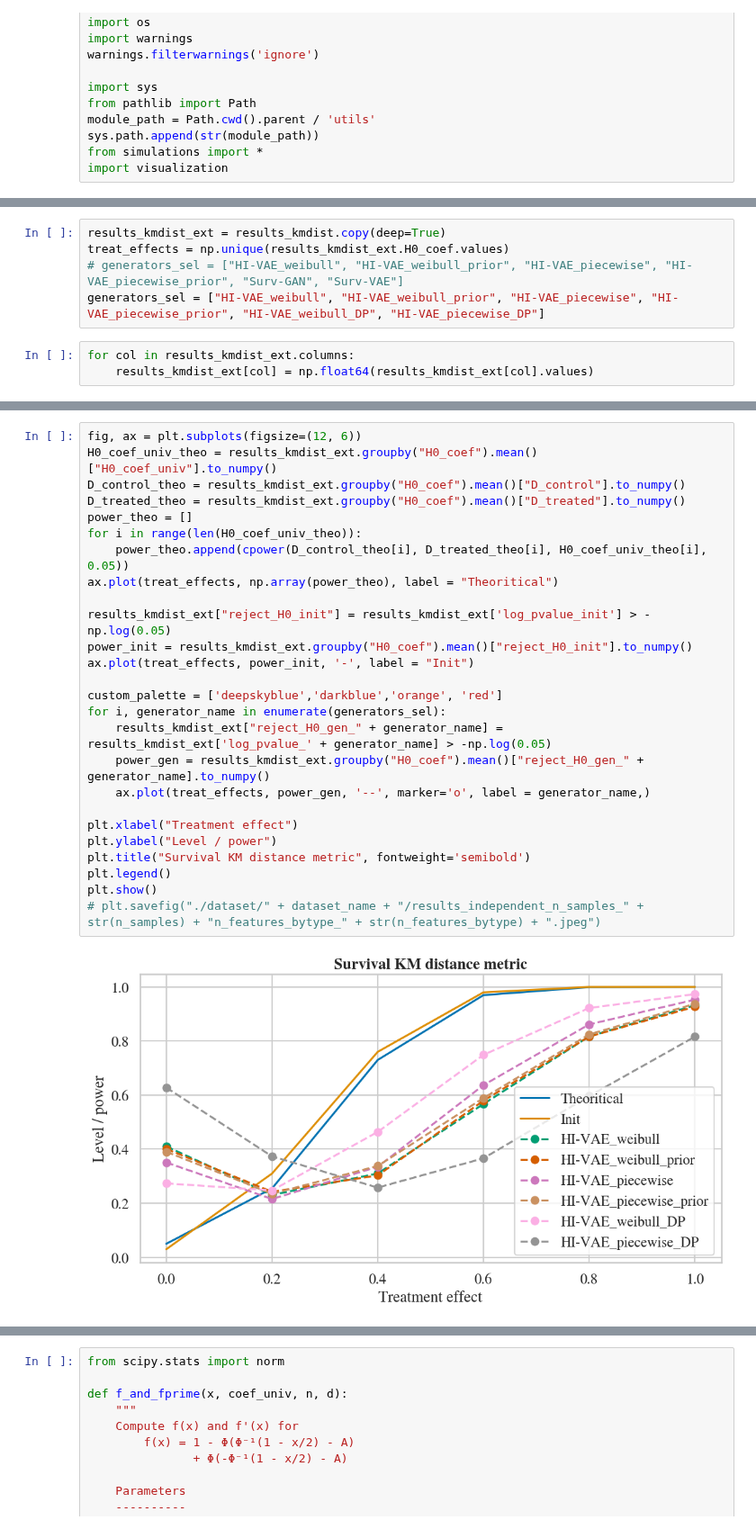
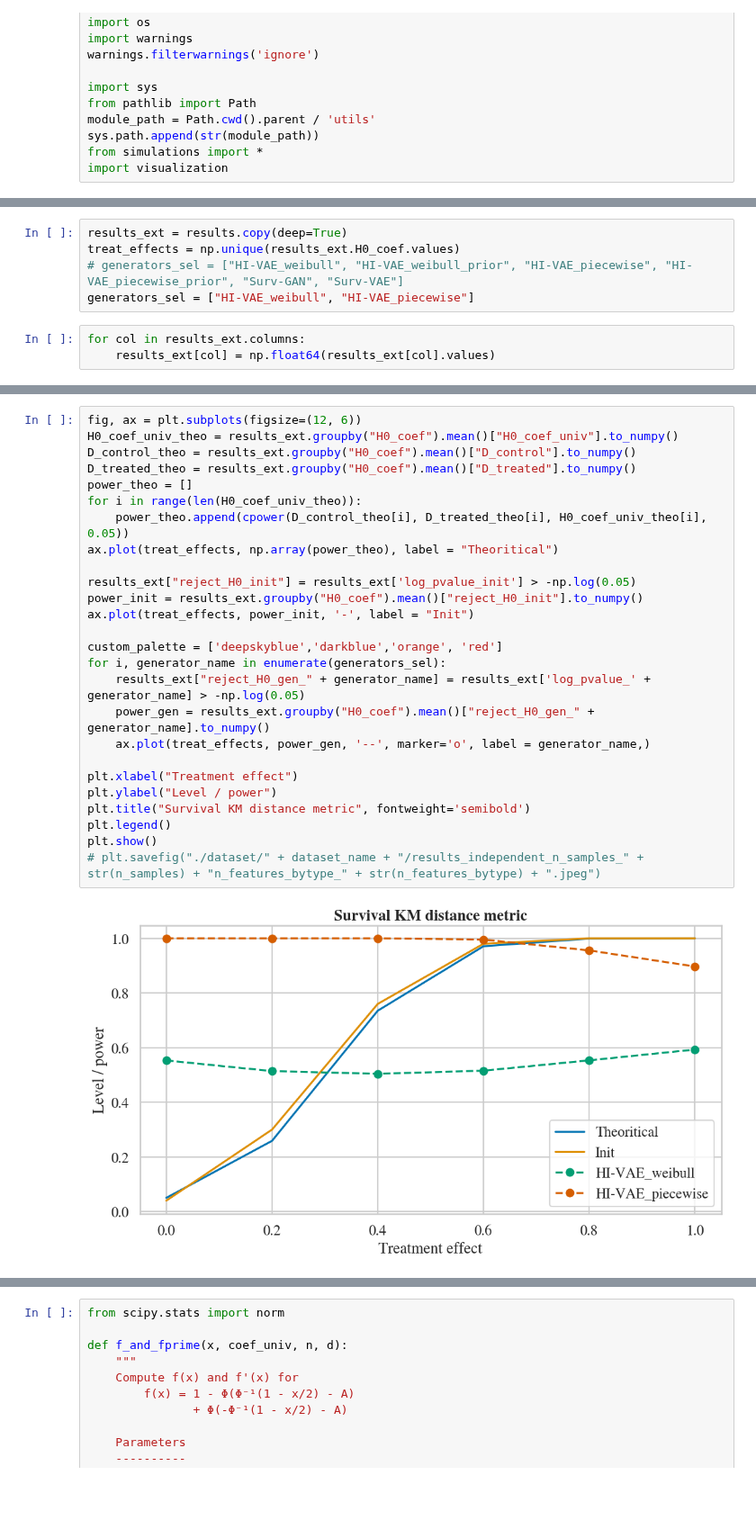
Before and after one commit to aguilloux/survgen-clinical-trials, a Jupyter notebook: visualization notebook/graphics_simulation_results_traincontrol_DP.ipynb, the cells around one changed output, grey strips where cells are left out. Shown at 90% size. Cells and saved outputs as stored; diff of their text form; blank space fills up the shorter version.

```diff
--- a/visualization notebook/graphics_simulation_results_traincontrol_DP.ipynb
+++ b/visualization notebook/graphics_simulation_results_traincontrol_DP.ipynb
@@ -45,8 +45,8 @@ results_survival_km_distance_n_samples_600_n_features_bytype_6_MC_41to50.csv
 # %%
-results_kmdist_ext = results_kmdist.copy(deep=True)
-treat_effects = np.unique(results_kmdist_ext.H0_coef.values)
+results_ext = results.copy(deep=True)
+treat_effects = np.unique(results_ext.H0_coef.values)
 # generators_sel = ["HI-VAE_weibull", "HI-VAE_weibull_prior", "HI-VAE_piecewise", "HI-VAE_piecewise_prior", "Surv-GAN", "Surv-VAE"]
-generators_sel = ["HI-VAE_weibull", "HI-VAE_weibull_prior", "HI-VAE_piecewise", "HI-VAE_piecewise_prior", "HI-VAE_weibull_DP", "HI-VAE_piecewise_DP"]
+generators_sel = ["HI-VAE_weibull", "HI-VAE_piecewise"]
 # %%
-for col in results_kmdist_ext.columns:
-    results_kmdist_ext[col] = np.float64(results_kmdist_ext[col].values)
+for col in results_ext.columns:
+    results_ext[col] = np.float64(results_ext[col].values)
@@ -53,29 +92,29 @@ for col in results_kmdist_ext.columns:
 # %%
 fig, ax = plt.subplots(figsize=(12, 6))
-H0_coef_univ_theo = results_kmdist_ext.groupby("H0_coef").mean()["H0_coef_univ"].to_numpy()
-D_control_theo = results_kmdist_ext.groupby("H0_coef").mean()["D_control"].to_numpy()
-D_treated_theo = results_kmdist_ext.groupby("H0_coef").mean()["D_treated"].to_numpy()
+H0_coef_univ_theo = results_ext.groupby("H0_coef").mean()["H0_coef_univ"].to_numpy()
+D_control_theo = results_ext.groupby("H0_coef").mean()["D_control"].to_numpy()
+D_treated_theo = results_ext.groupby("H0_coef").mean()["D_treated"].to_numpy()
 power_theo = []
 for i in range(len(H0_coef_univ_theo)):
     power_theo.append(cpower(D_control_theo[i], D_treated_theo[i], H0_coef_univ_theo[i], 0.05))
 ax.plot(treat_effects, np.array(power_theo), label = "Theoritical")
 
-results_kmdist_ext["reject_H0_init"] = results_kmdist_ext['log_pvalue_init'] > -np.log(0.05)
-power_init = results_kmdist_ext.groupby("H0_coef").mean()["reject_H0_init"].to_numpy()
+results_ext["reject_H0_init"] = results_ext['log_pvalue_init'] > -np.log(0.05)
+power_init = results_ext.groupby("H0_coef").mean()["reject_H0_init"].to_numpy()
 ax.plot(treat_effects, power_init, '-', label = "Init")
 
 custom_palette = ['deepskyblue','darkblue','orange', 'red']
 for i, generator_name in enumerate(generators_sel):
-    results_kmdist_ext["reject_H0_gen_" + generator_name] = results_kmdist_ext['log_pvalue_' + generator_name] > -np.log(0.05)
-    power_gen = results_kmdist_ext.groupby("H0_coef").mean()["reject_H0_gen_" + generator_name].to_numpy()
+    results_ext["reject_H0_gen_" + generator_name] = results_ext['log_pvalue_' + generator_name] > -np.log(0.05)
+    power_gen = results_ext.groupby("H0_coef").mean()["reject_H0_gen_" + generator_name].to_numpy()
     ax.plot(treat_effects, power_gen, '--', marker='o', label = generator_name,)
 
 plt.xlabel("Treatment effect")
 plt.ylabel("Level / power")
 plt.title("Survival KM distance metric", fontweight='semibold')
 plt.legend()
 plt.show()
 # plt.savefig("./dataset/" + dataset_name + "/results_independent_n_samples_" + str(n_samples) + "n_features_bytype_" + str(n_features_bytype) + ".jpeg")
 # %% [output]
-[figure, old version]
+[figure, new version]
 # %%
```
Also changed, not shown: parts of 11 cells of this notebook, 20 other files.
